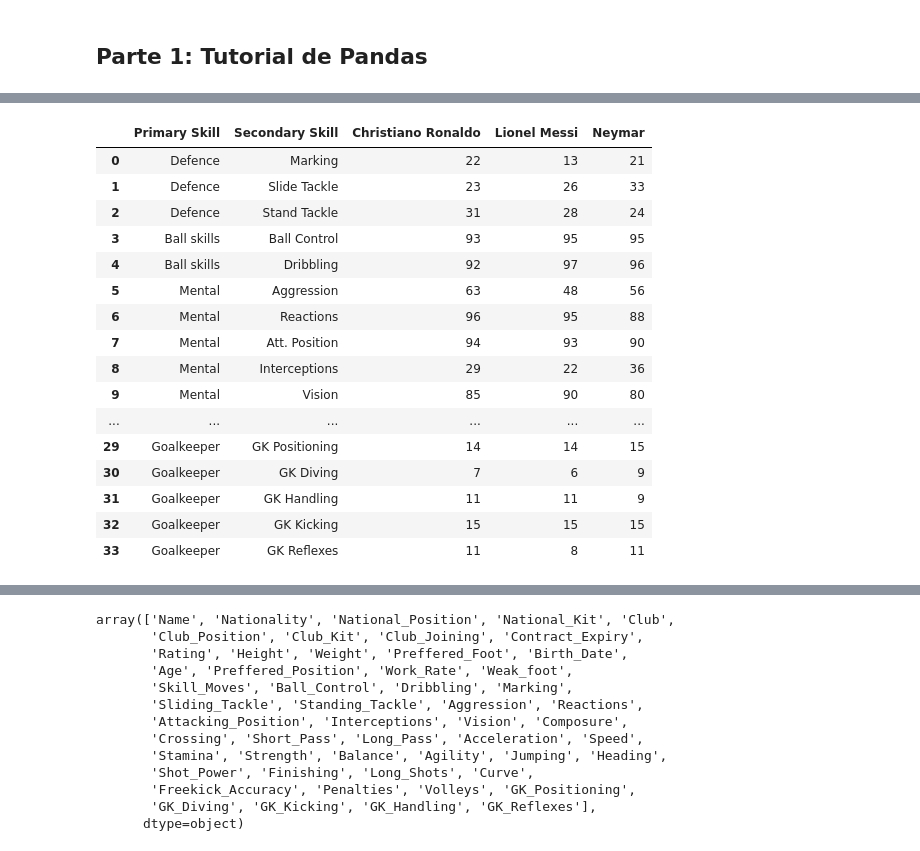
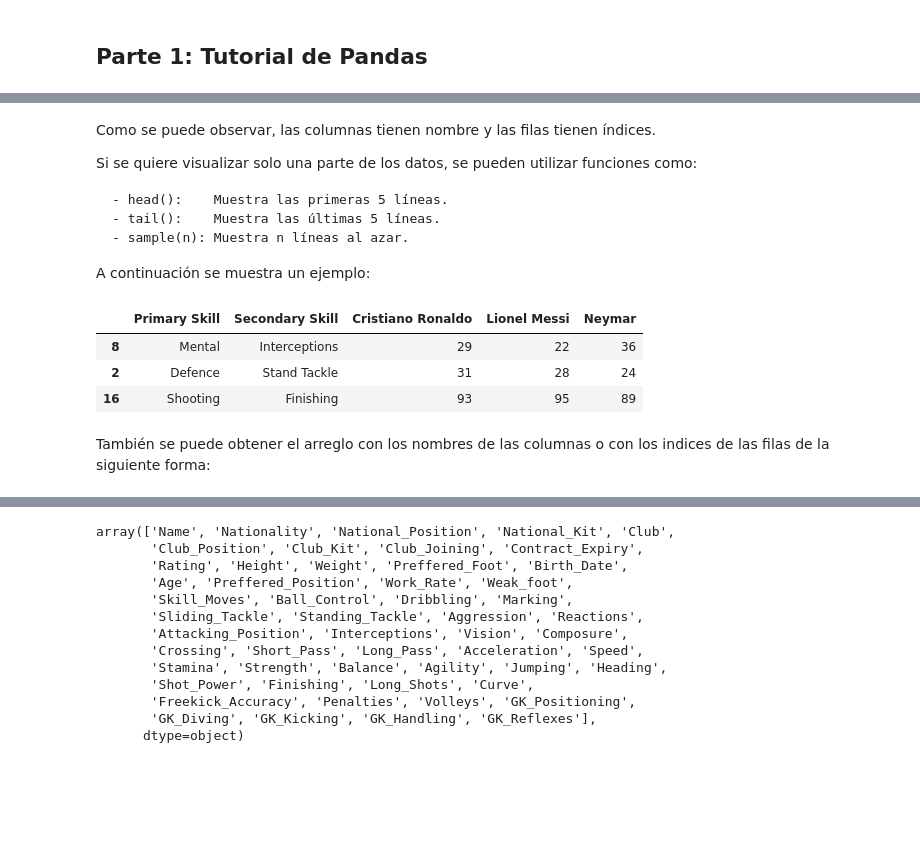
Before and after one commit to Boris94cr/Reconocimiento-de-Patrones, a Jupyter notebook: Inv-Corta-1/Inv-Corta-1.ipynb, the cells around one changed output, grey strips where cells are left out. Drawn from its saved outputs; the diff is of its cells as text; code cells hidden in the pictures; blank space fills up the shorter version.

```diff
--- a/Inv-Corta-1/Inv-Corta-1.ipynb
+++ b/Inv-Corta-1/Inv-Corta-1.ipynb
@@ -12,23 +49,22 @@ table = pandas.read_csv('soccer_players.csv', delimiter = ',')
+# %% [markdown]
+Como se puede observar, las columnas tienen nombre y las filas tienen índices.
+
+Si se quiere visualizar solo una parte de los datos, se pueden utilizar funciones como:
+
+    - head():    Muestra las primeras 5 líneas.
+    - tail():    Muestra las últimas 5 líneas.
+    - sample(n): Muestra n líneas al azar.
+
+A continuación se muestra un ejemplo:
 # %%
-table
+table.sample(3)
 # %% [output]
-|  | Primary Skill | Secondary Skill | Christiano Ronaldo | Lionel Messi | Neymar |
-| 0 | Defence | Marking | 22 | 13 | 21 |
-| 1 | Defence | Slide Tackle | 23 | 26 | 33 |
+|  | Primary Skill | Secondary Skill | Cristiano Ronaldo | Lionel Messi | Neymar |
+| 8 | Mental | Interceptions | 29 | 22 | 36 |
 | 2 | Defence | Stand Tackle | 31 | 28 | 24 |
-| 3 | Ball skills | Ball Control | 93 | 95 | 95 |
-| 4 | Ball skills | Dribbling | 92 | 97 | 96 |
-| 5 | Mental | Aggression | 63 | 48 | 56 |
-| 6 | Mental | Reactions | 96 | 95 | 88 |
-| 7 | Mental | Att. Position | 94 | 93 | 90 |
-| 8 | Mental | Interceptions | 29 | 22 | 36 |
-| 9 | Mental | Vision | 85 | 90 | 80 |
-| ... | ... | ... | ... | ... | ... |
-| 29 | Goalkeeper | GK Positioning | 14 | 14 | 15 |
-| 30 | Goalkeeper | GK Diving | 7 | 6 | 9 |
-| 31 | Goalkeeper | GK Handling | 11 | 11 | 9 |
-| 32 | Goalkeeper | GK Kicking | 15 | 15 | 15 |
-| 33 | Goalkeeper | GK Reflexes | 11 | 8 | 11 |
+| 16 | Shooting | Finishing | 93 | 95 | 89 |
+# %% [markdown]
+También se puede obtener el arreglo con los nombres de las columnas o con los indices de las filas de la siguiente forma:
 # %%
 table.columns.values
 # %% [output]
```
Also changed, not shown: parts of 29 cells of this notebook, 1 other file.
